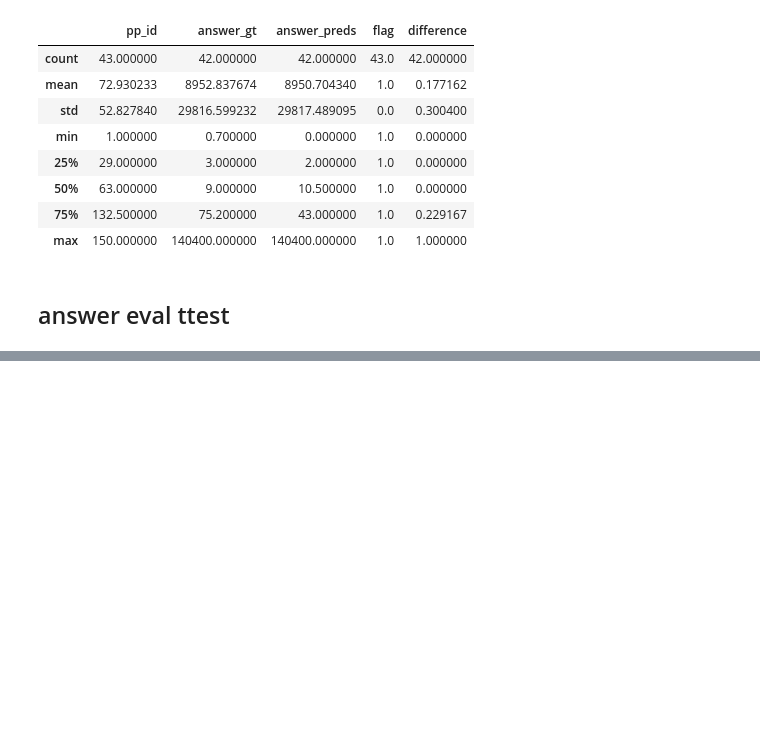
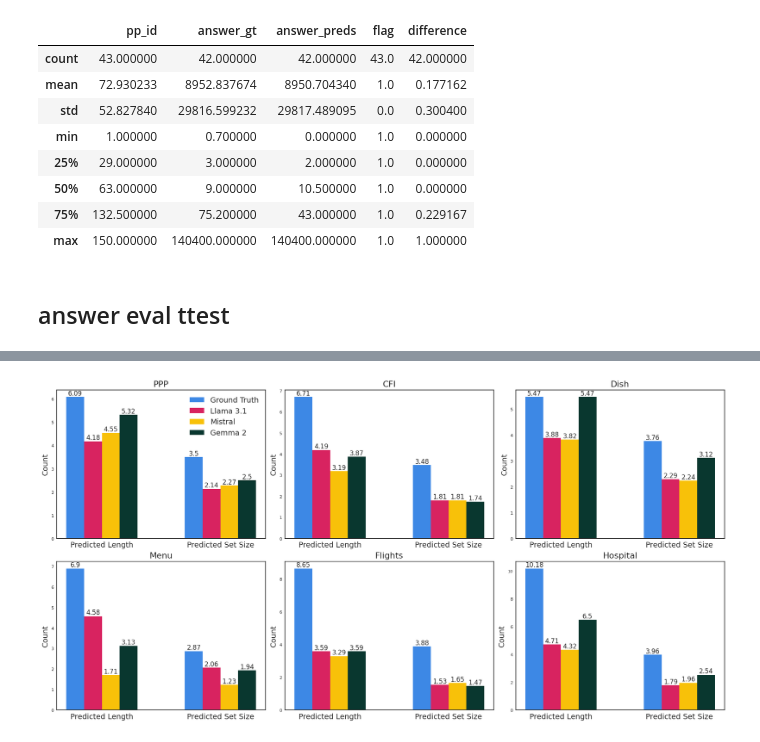
Before and after one commit to LanLi2017/LLM4DC, a Jupyter notebook: run_ev.ipynb, the cells around one changed output, grey strips where cells are left out. Saved outputs shown, nothing was run; the diff lists cells and outputs as text; code cells hidden in the pictures; blank space fills up the shorter version.

```diff
--- a/run_ev.ipynb
+++ b/run_ev.ipynb
@@ -1018,0 +1383,3 @@ ppp_ttest
+# %%
+import pandas as pd
+df_viz = pd.read_csv('/projects/bces/lanl2/LLM4DC/workflow_length_for_viz.csv')
@@ -1018,0 +1410,5 @@ ppp_ttest
+# %%
+predicted_length = df_viz['pred_ops_length']
+predicted_length = np.array(predicted_length).reshape(6, 4)
+# %%
+predicted_set_size = np.array(df_viz['pred_ops_set_length']).reshape(6,4)
@@ -1018,0 +1419,69 @@ ppp_ttest
+# %%
+
+
+# Use an academic style for publication (ACL)
+plt.style.use('seaborn-v0_8-white') #-whitegrid')
+
+# Define datasets and models
+datasets = ['PPP', 'CFI', 'Dish', 'Menu', 'Flights', 'Hospital']
+models = ['Ground Truth', 'Llama 3.1', 'Mistral', 'Gemma 2']
+
+n_models = len(models)
+group_labels = ['Predicted Length', 'Predicted Set Size']
+n_groups = len(group_labels)
+
+# Example data arrays: each row corresponds to one dataset,
+# and each column corresponds to one model.
+# Define a color-blind friendly palette for 4 models
+# model_colors = ["#377eb8", "#e41a1c", "#4daf4a", "#984ea3"]
+model_colors = ["#3d88e5", "#d82360", "#f8c109", "#09372f"]
+
+# Set up a 2 x 3 grid of subplots with constrained layout for a tighter fit
+fig, axes = plt.subplots(2, 3, figsize=(18, 9), constrained_layout=True)
+axes = axes.flatten()
+
+# Bar width for each model within a group
+bar_width = 0.15
+# Total width occupied by all model bars in a group
+total_bar_width = n_models * bar_width
+
+# x positions for the groups (center positions)
+group_x = np.arange(n_groups)
+
+for idx, ax in enumerate(axes):
+    if idx >= len(datasets):
+        break
+
+    # For each dataset, extract values for predicted length and set size.
+    length_vals = predicted_length[idx]
+    set_size_vals = predicted_set_size[idx]
+
+    # Plot bars for each group
+    for group in range(n_groups):
+        # For each model, compute its x position within the group.
+        for j in range(n_models):
+            # Calculate the x position so that bars are centered in each group.
+            x_pos = group_x[group] - (total_bar_width / 2) + j * bar_width + bar_width / 2
+            # Choose the appropriate value for the current group
+            value = length_vals[j] if group == 0 else set_size_vals[j]
+            # Draw the bar
+            bar = ax.bar(x_pos, value, width=bar_width, color=model_colors[j],
+                         label=models[j] if group == 0 and idx == 0 else "")
+            # Add value label above each bar
+            ax.text(x_pos, value, f'{round(value,2)}', ha='center', va='bottom', fontsize=12)
+
+    # Set title and labels for the subplot
+    ax.set_title(datasets[idx], fontsize=16)
+    ax.set_xticks(group_x)
+    ax.set_xticklabels(group_labels, fontsize=14)
+    # ax.set_xlabel('Metrics', fontsize=14)
+    ax.set_ylabel('Count', fontsize=14)
+
+# Only add legend to the first subplot to avoid redundancy
+axes[0].legend(fontsize=14, loc='upper right')
+
+plt.savefig("ops_length_viz.pdf", format="pdf")
+
+plt.show()
+# %% [output]
+[figure, added]
```
Also changed, not shown: parts of 55 cells of this notebook, 11 other files.
